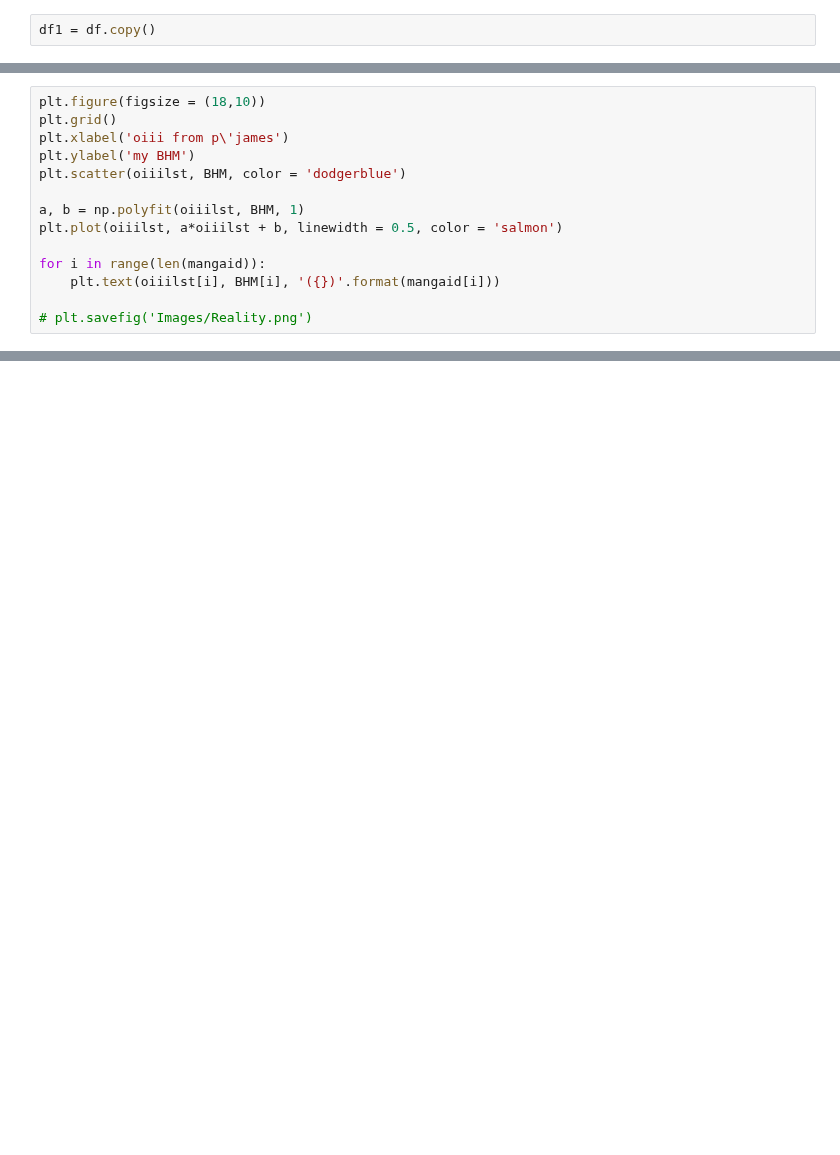
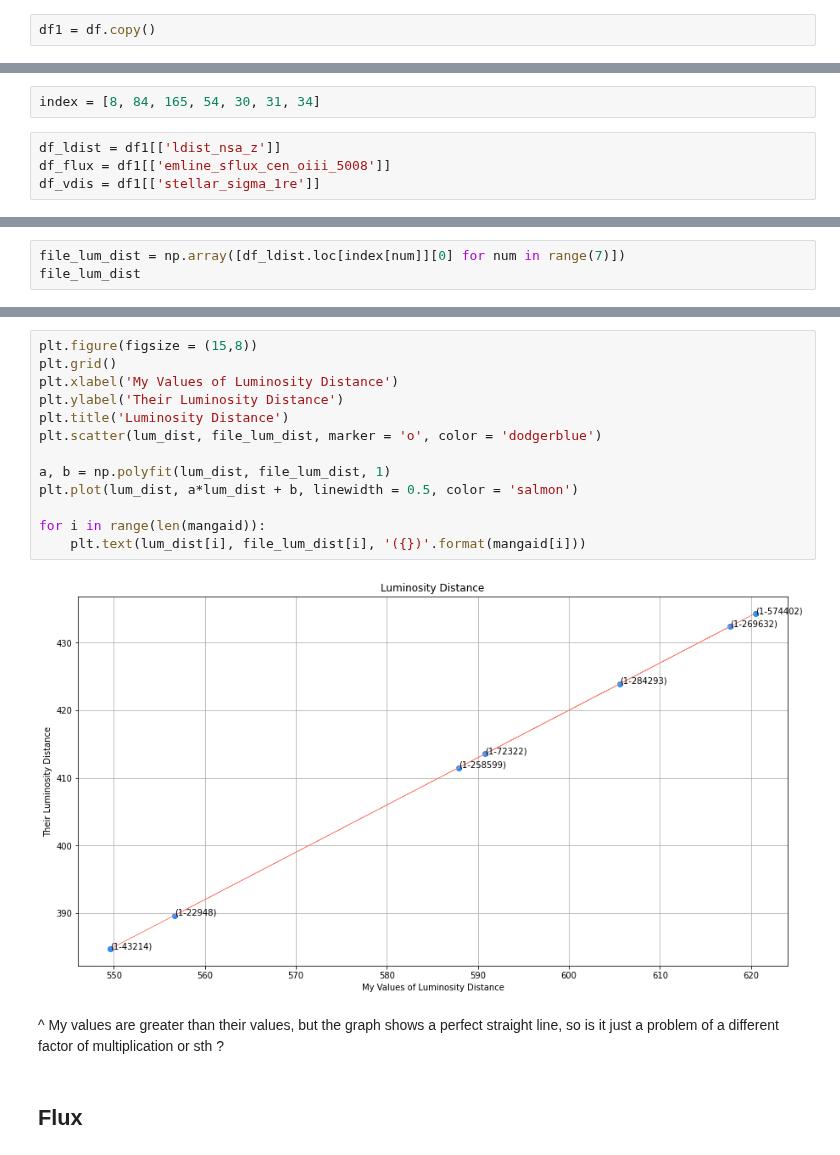
Before and after one commit to Natacha-U/Snr-Prj, a Jupyter notebook: Display_Results.ipynb, the cells around one changed output, grey strips where cells are left out. Cells and saved outputs as stored; diff of their text form; blank space fills up the shorter version.

Commit message:
added result graphs

```diff
--- a/Display_Results.ipynb
+++ b/Display_Results.ipynb
@@ -186,14 +135,0 @@ array([4.781555e+00, 8.806146e+02, 2.586609e+03, 7.636225e+02,
-# %%
-plt.figure(figsize = (18,10))
-plt.grid()
-plt.xlabel('oiii from p\'james')
-plt.ylabel('my BHM')
-plt.scatter(oiiilst, BHM, color = 'dodgerblue')
-
-a, b = np.polyfit(oiiilst, BHM, 1)
-plt.plot(oiiilst, a*oiiilst + b, linewidth = 0.5, color = 'salmon')
-
-for i in range(len(mangaid)):
-    plt.text(oiiilst[i], BHM[i], '({})'.format(mangaid[i]))
-
-# plt.savefig('Images/Reality.png')
@@ -201,0 +229,6 @@ for i in range(len(mangaid)):
+# %%
+index = [8, 84, 165, 54, 30, 31, 34]
+# %%
+df_ldist = df1[['ldist_nsa_z']]
+df_flux = df1[['emline_sflux_cen_oiii_5008']]
+df_vdis = df1[['stellar_sigma_1re']]
@@ -201,0 +237,3 @@ for i in range(len(mangaid)):
+# %%
+file_lum_dist = np.array([df_ldist.loc[index[num]][0] for num in range(7)])
+file_lum_dist
@@ -201,0 +251,19 @@ for i in range(len(mangaid)):
+# %%
+plt.figure(figsize = (15,8))
+plt.grid()
+plt.xlabel('My Values of Luminosity Distance')
+plt.ylabel('Their Luminosity Distance')
+plt.title('Luminosity Distance')
+plt.scatter(lum_dist, file_lum_dist, marker = 'o', color = 'dodgerblue')
+
+a, b = np.polyfit(lum_dist, file_lum_dist, 1)
+plt.plot(lum_dist, a*lum_dist + b, linewidth = 0.5, color = 'salmon')
+
+for i in range(len(mangaid)):
+    plt.text(lum_dist[i], file_lum_dist[i], '({})'.format(mangaid[i]))
+# %% [output]
+[figure, added]
+# %% [markdown]
+^ My values are greater than their values, but the graph shows a perfect straight line, so is it just a problem of a different factor of multiplication or sth ?
+# %% [markdown]
+## Flux
```
Also changed, not shown: parts of 42 cells of this notebook, 1 other file.
